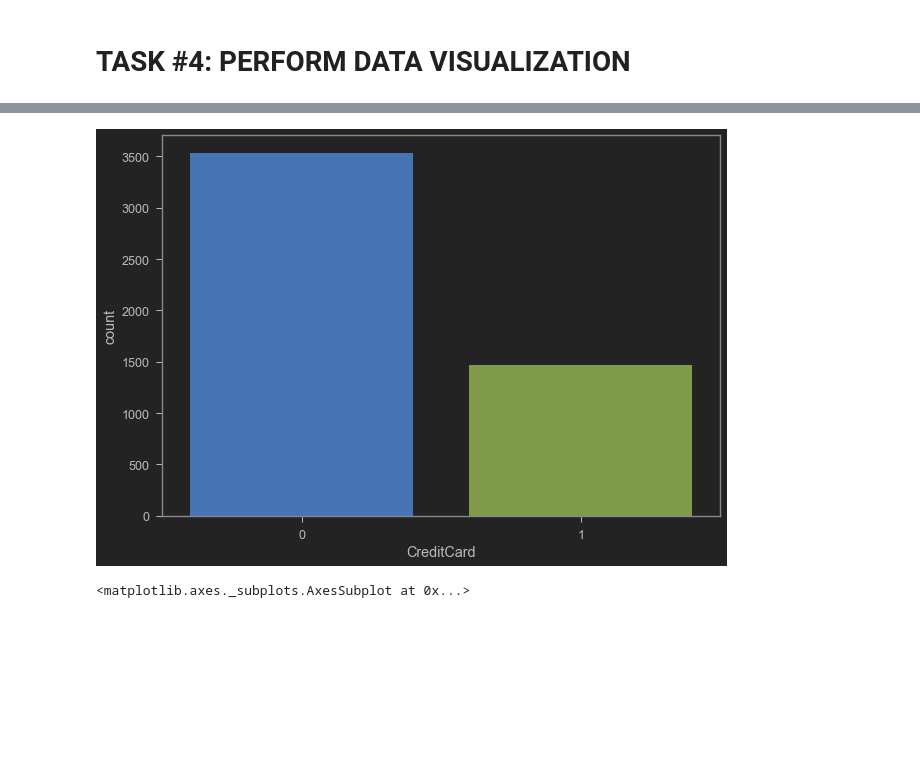
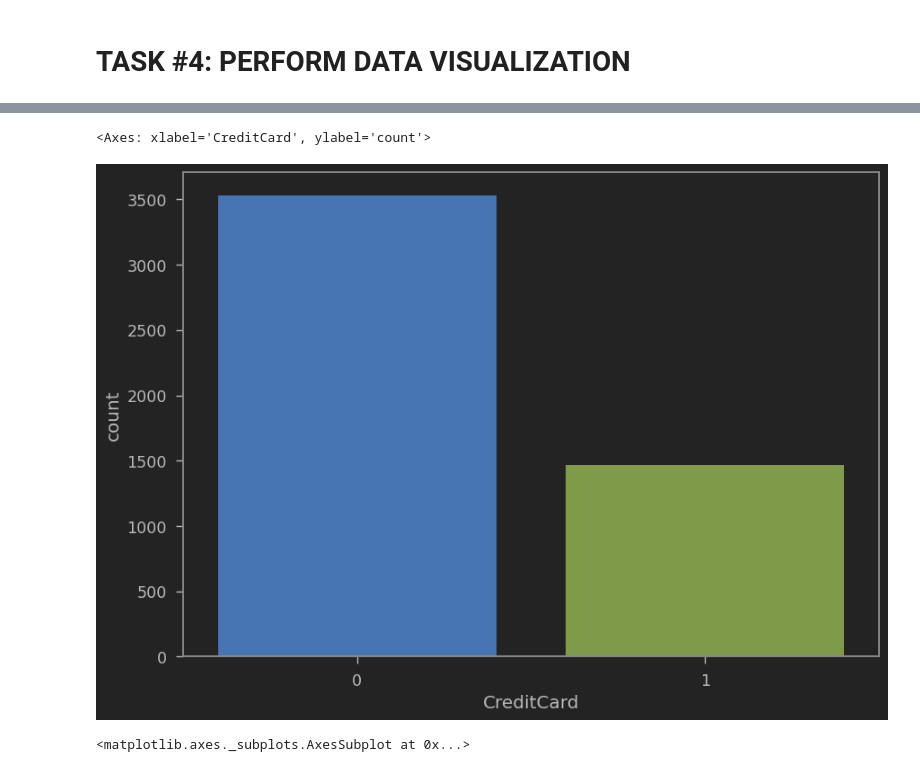
Before and after one commit to Usama-Amjad/Bank-Loan-Approval, a Jupyter notebook: Bank_Loan_Approval.ipynb, the cells around one changed output, grey strips where cells are left out. Drawn from its saved outputs; the diff is of its cells as text; code cells hidden in the pictures; blank space fills up the shorter version.

```diff
--- a/Bank_Loan_Approval.ipynb
+++ b/Bank_Loan_Approval.ipynb
@@ -180,8 +188,11 @@ print(accepted_customers_percent,'%')
 # %%
 # Visualize credit card availability feature
 # Recall that ~29% of customers have credit cards
+plt.figure(figsize=(10,7))
+sns.countplot(x=bank_df['CreditCard'])
 # %% [output]
+<Axes: xlabel='CreditCard', ylabel='count'>
-[figure, old version]
+[figure, new version]
 # %%
 # Visualize income data
 # Most customers have incomes that range between 45K and 60K per year
```
Also changed, not shown: parts of 4 cells of this notebook.
